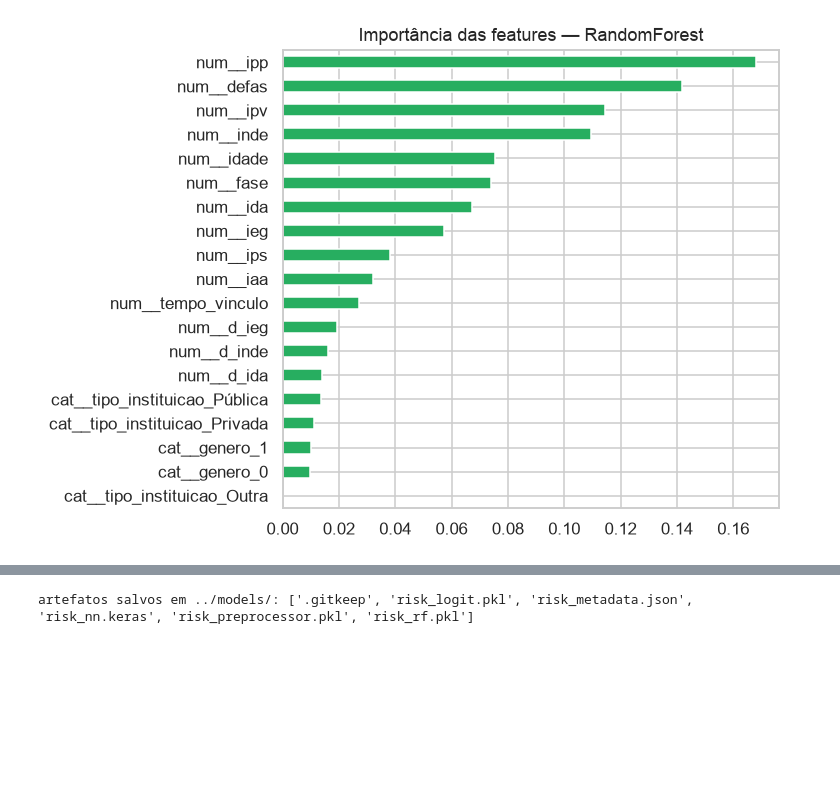
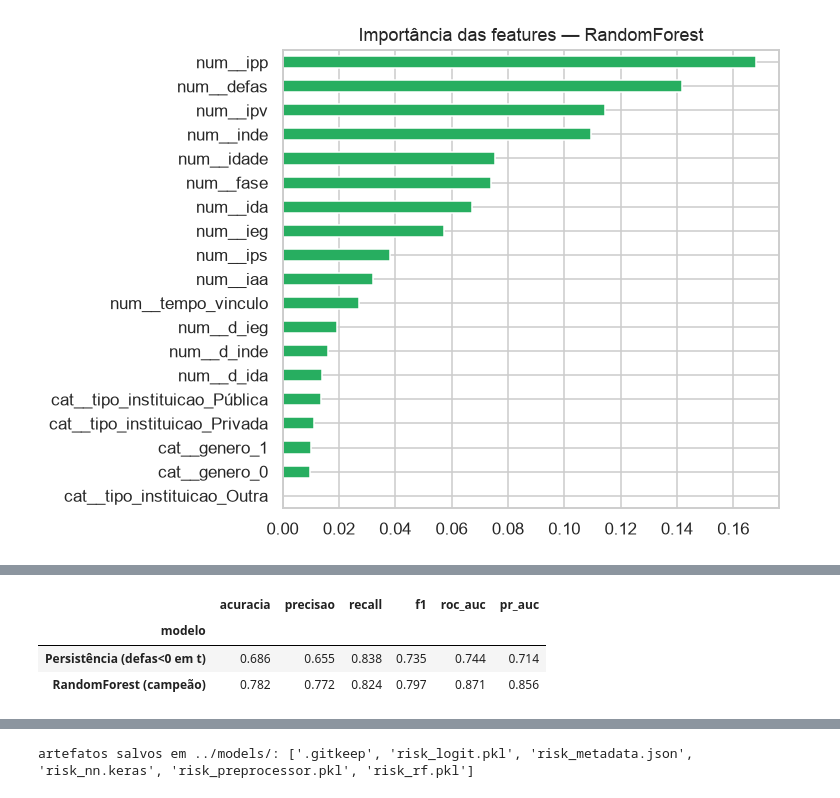
Before and after one commit to Yfy21/tech-challenge-5, a Jupyter notebook: notebooks/02_modelagem.ipynb, the cells around one changed output, grey strips where cells are left out. Cells and saved outputs as stored; diff of their text form; code cells hidden in the pictures; blank space fills up the shorter version.

```diff
--- a/notebooks/02_modelagem.ipynb
+++ b/notebooks/02_modelagem.ipynb
@@ -246,0 +257,16 @@ dtype: float64
+# %%
+# Regra de persistência: "quem está defasado em t segue defasado em t+1". Como predição binária usa-se
+# defas < 0; como score contínuo para ROC-AUC/PR-AUC, -defas (quanto mais negativa a defasagem hoje,
+# maior o risco amanhã). Se o campeão não superar esta regra com folga, o pipeline inteiro seria
+# dispensável — a regra não exige modelo algum.
+persist = avaliar('Persistência (defas<0 em t)', y_te, (X_te['defas'] < 0).astype(float).to_numpy())
+persist['roc_auc'] = roc_auc_score(y_te, -X_te['defas'])
+persist['pr_auc'] = average_precision_score(y_te, -X_te['defas'])
+
+pd.DataFrame([persist, avaliar('RandomForest (campeão)', y_te, probas['RandomForest'])]) \
+  .set_index('modelo').round(3)
+# %% [output]
+|  | acuracia | precisao | recall | f1 | roc_auc | pr_auc |
+| modelo |  |  |  |  |  |  |
+| Persistência (defas<0 em t) | 0.686 | 0.655 | 0.838 | 0.735 | 0.744 | 0.714 |
+| RandomForest (campeão) | 0.782 | 0.772 | 0.824 | 0.797 | 0.871 | 0.856 |
```
Also changed, not shown: parts of 6 cells of this notebook, 7 other files.
